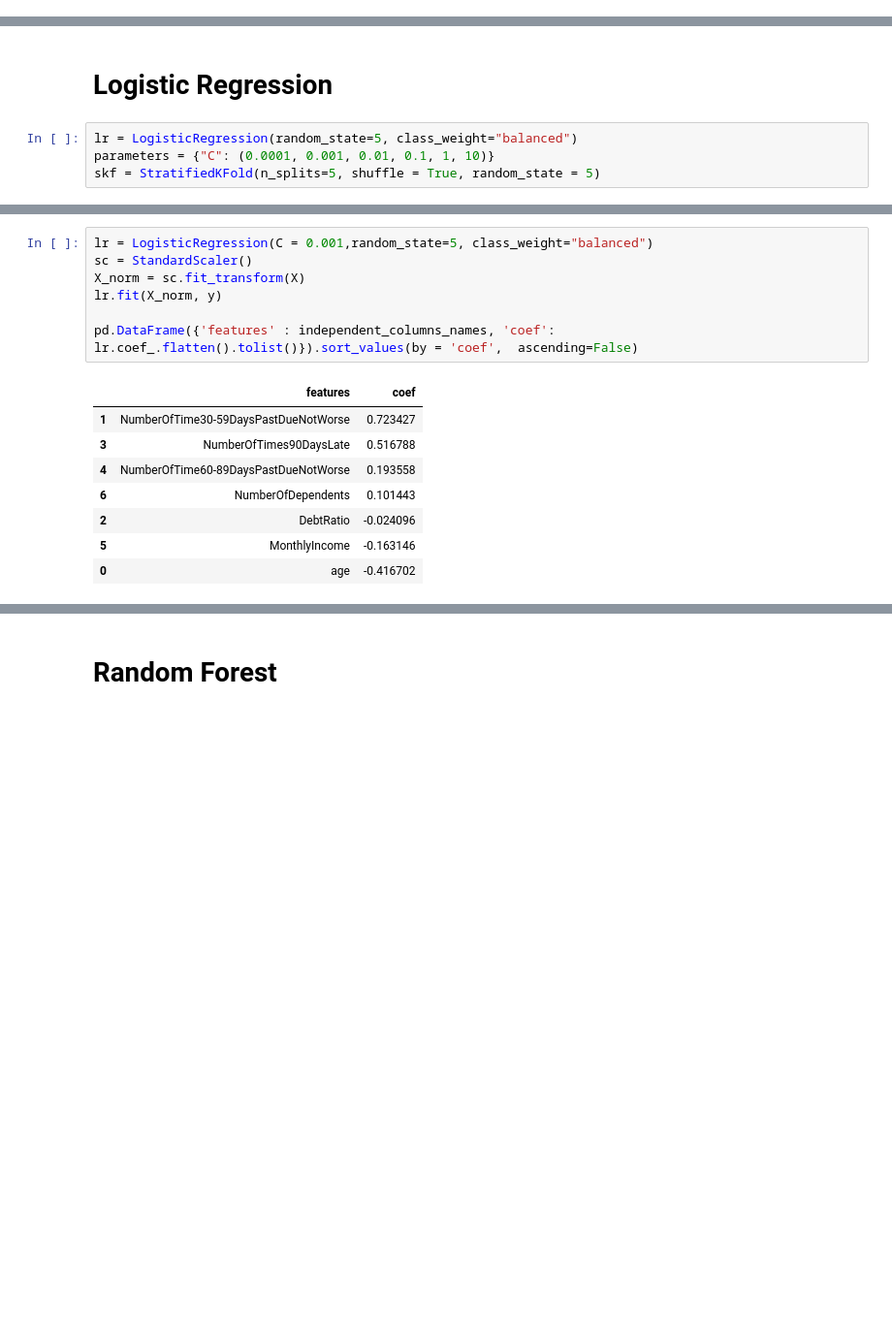
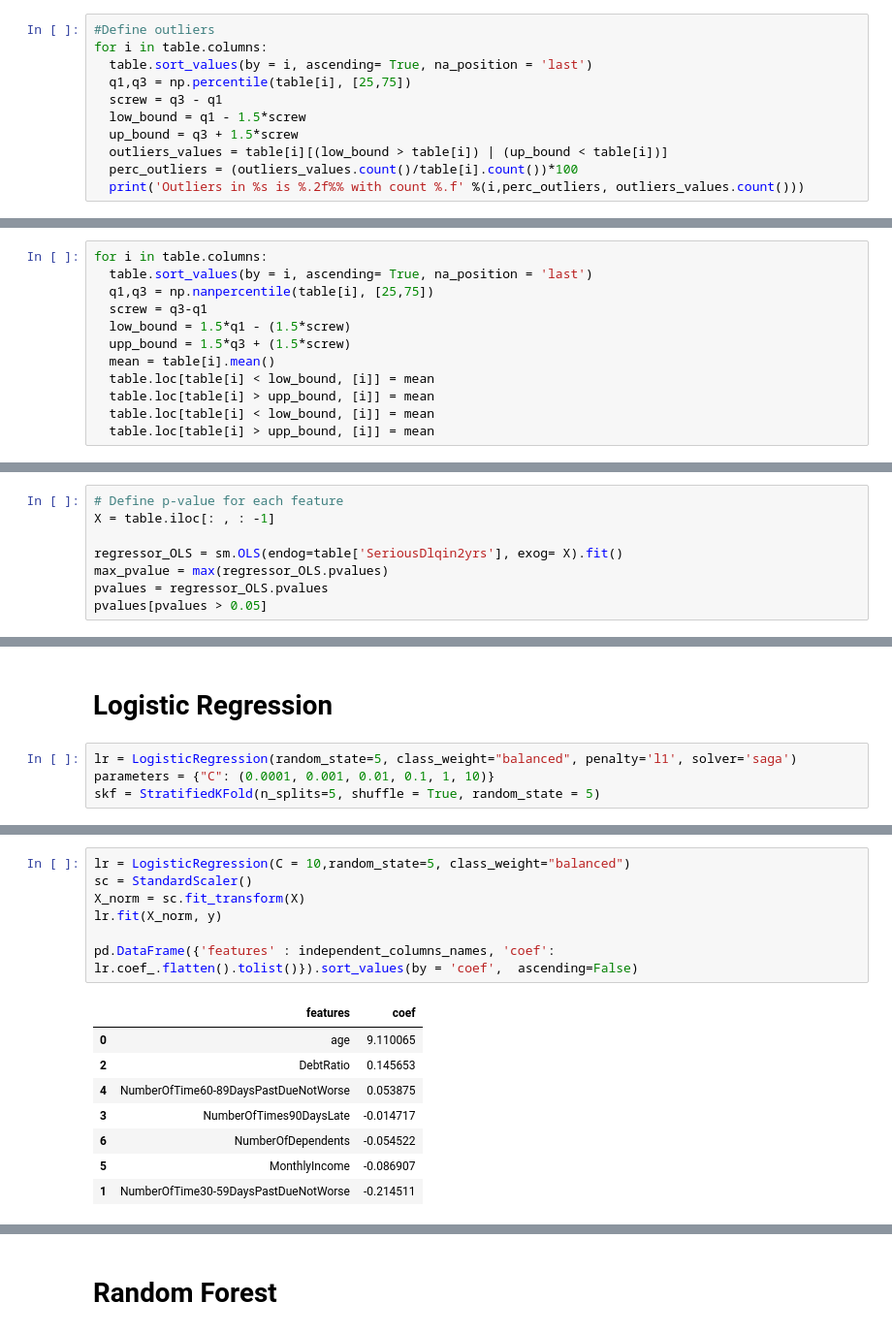
Before and after one commit to VladislavTumanov/bookish-computing-machine, a Jupyter notebook: Credit_scoring_dataset.ipynb, the cells around one changed output, grey strips where cells are left out. Shown: that part at 97% size. Cells and saved outputs as stored; diff of their text form; blank space fills up the shorter version.

```diff
--- a/Credit_scoring_dataset.ipynb
+++ b/Credit_scoring_dataset.ipynb
@@ -169,3 +122,14 @@ print("Service calls from churn:  mean interval", stat_intervals(churn_mean_scor
 Service calls from churn:  mean interval [45.71379414 46.12700479]
 # %% [markdown]
 As a result, we got that with 90% probability the average age of the client who has not paid the debt will be in the range between 45 and 46
+# %%
+#Define outliers
+for i in table.columns:
+  table.sort_values(by = i, ascending= True, na_position = 'last')
+  q1,q3 = np.percentile(table[i], [25,75])
+  screw = q3 - q1
+  low_bound = q1 - 1.5*screw
+  up_bound = q3 + 1.5*screw
+  outliers_values = table[i][(low_bound > table[i]) | (up_bound < table[i])]
+  perc_outliers = (outliers_values.count()/table[i].count())*100
+  print('Outliers in %s is %.2f%% with count %.f' %(i,perc_outliers, outliers_values.count()))
@@ -171,0 +145,12 @@ As a result, we got that with 90% probability the average age of the client who
+# %%
+for i in table.columns:
+  table.sort_values(by = i, ascending= True, na_position = 'last')
+  q1,q3 = np.nanpercentile(table[i], [25,75])
+  screw = q3-q1
+  low_bound = 1.5*q1 - (1.5*screw)
+  upp_bound = 1.5*q3 + (1.5*screw)
+  mean = table[i].mean()
+  table.loc[table[i] < low_bound, [i]] = mean
+  table.loc[table[i] > upp_bound, [i]] = mean
+  table.loc[table[i] < low_bound, [i]] = mean
+  table.loc[table[i] > upp_bound, [i]] = mean
@@ -171,0 +169,8 @@ As a result, we got that with 90% probability the average age of the client who
+# %%
+# Define p-value for each feature
+X = table.iloc[: , : -1]
+
+regressor_OLS = sm.OLS(endog=table['SeriousDlqin2yrs'], exog= X).fit()
+max_pvalue = max(regressor_OLS.pvalues)
+pvalues = regressor_OLS.pvalues
+pvalues[pvalues > 0.05]
@@ -172,7 +188,7 @@ As a result, we got that with 90% probability the average age of the client who
 # %% [markdown]
 # Logistic Regression
 # %%
-lr = LogisticRegression(random_state=5, class_weight="balanced")
+lr = LogisticRegression(random_state=5, class_weight="balanced", penalty='l1', solver='saga')
 parameters = {"C": (0.0001, 0.001, 0.01, 0.1, 1, 10)}
 skf = StratifiedKFold(n_splits=5, shuffle = True, random_state = 5)
 # %%
@@ -190,16 +207,16 @@ grid.best_score_
 # %%
-lr = LogisticRegression(C = 0.001,random_state=5, class_weight="balanced")
+lr = LogisticRegression(C = 10,random_state=5, class_weight="balanced")
 sc = StandardScaler()
 X_norm = sc.fit_transform(X)
 lr.fit(X_norm, y)
 
 pd.DataFrame({'features' : independent_columns_names, 'coef': lr.coef_.flatten().tolist()}).sort_values(by = 'coef',  ascending=False)
 # %% [output]
 |  | features | coef |
-| 1 | NumberOfTime30-59DaysPastDueNotWorse | 0.723427 |
-| 3 | NumberOfTimes90DaysLate | 0.516788 |
-| 4 | NumberOfTime60-89DaysPastDueNotWorse | 0.193558 |
-| 6 | NumberOfDependents | 0.101443 |
-| 2 | DebtRatio | -0.024096 |
-| 5 | MonthlyIncome | -0.163146 |
-| 0 | age | -0.416702 |
+| 0 | age | 9.110065 |
+| 2 | DebtRatio | 0.145653 |
+| 4 | NumberOfTime60-89DaysPastDueNotWorse | 0.053875 |
+| 3 | NumberOfTimes90DaysLate | -0.014717 |
+| 6 | NumberOfDependents | -0.054522 |
+| 5 | MonthlyIncome | -0.086907 |
+| 1 | NumberOfTime30-59DaysPastDueNotWorse | -0.214511 |
```
Also changed, not shown: parts of 15 cells of this notebook.
